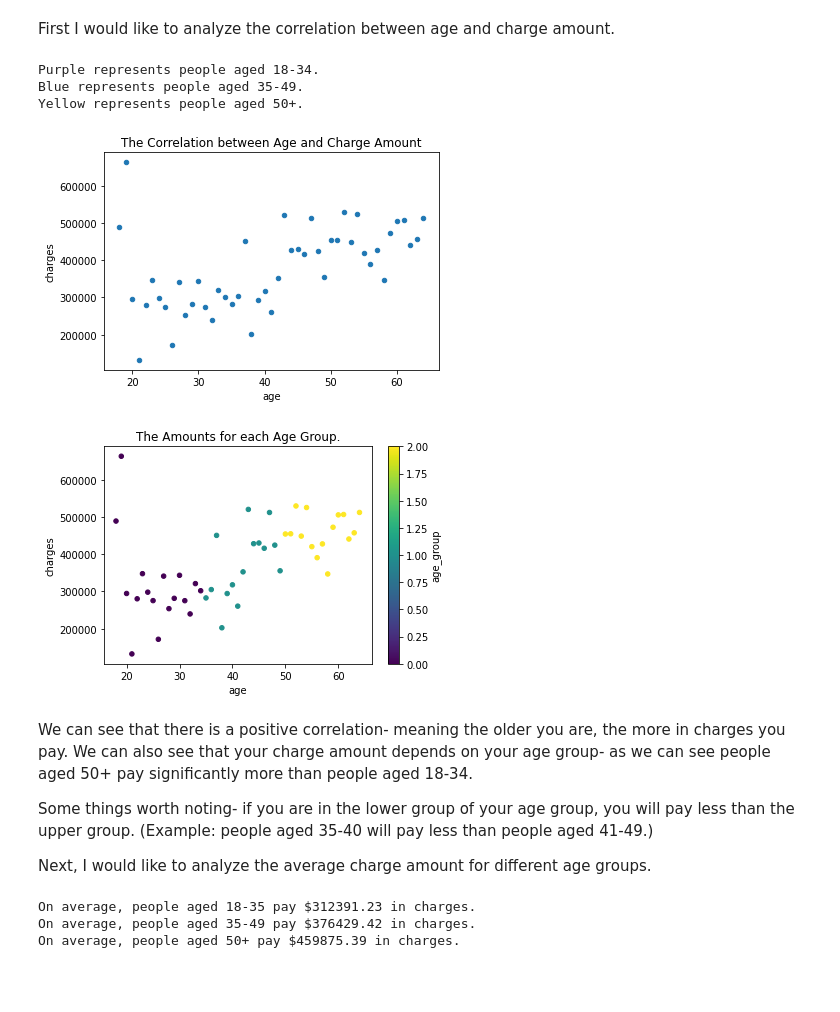
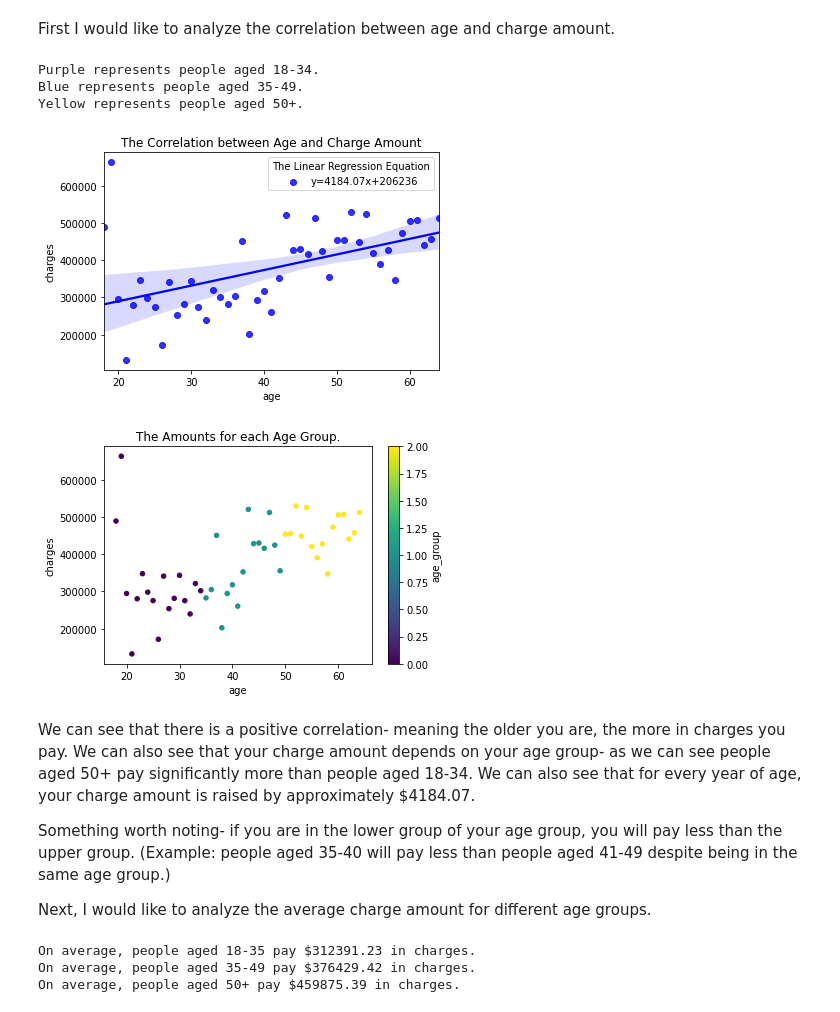
Before and after one commit to marqidox/US-Medical-Insurance-Costs, a Jupyter notebook: us-medical-insurance-costs-checkpoint.ipynb, the cells around one changed output. Drawn from its saved outputs; the diff is of its cells as text; code cells hidden in the pictures; blank space fills up the shorter version.

```diff
--- a/us-medical-insurance-costs-checkpoint.ipynb
+++ b/us-medical-insurance-costs-checkpoint.ipynb
@@ -52,6 +52,10 @@ charges=insurance_dataframe['charges']
 # %% [markdown]
 First I would like to analyze the correlation between age and charge amount.
 # %%
+import seaborn as sns
+import numpy as np
+from scipy import stats
+import matplotlib.pyplot as plt
 def calculate_correlation():
     ages_charges=insurance_dataframe.groupby('age').charges.sum().reset_index()
     def determine_age_group(x):
@@ -59,43 +63,50 @@ def calculate_correlation():
             return 0
         if 50>x['age']>=35:
             return 1
         if x['age']>=50:
             return 2
 
     ages_charges['age_group']=ages_charges.apply(lambda x:
         determine_age_group(x),
         axis=1
     )
-    scat=ages_charges.plot.scatter(
-        x='age',
-        y='charges',
-        title='The Correlation between Age and Charge Amount'
+
+    slope, intercept, r_value, p_value, std_err = stats.linregress(ages_charges['age'],ages_charges['charges'])
+
+    scat=sns.regplot(
+        x=ages_charges['age'],
+        y=ages_charges['charges'],
+        color='blue',
+        label=f'y={round(slope,2)}x+{round(intercept)}'
     )
+    scat.legend().set_title('The Linear Regression Equation')
+
+    scat.set_title('The Correlation between Age and Charge Amount')
 
     scat2=ages_charges.plot.scatter(
         x='age',
         y='charges',
         c='age_group',
         colormap='viridis',
         title='The Amounts for each Age Group.',
         sharex=False
     )
     print(
         'Purple represents people aged 18-34.\nBlue represents people aged 35-49.\nYellow represents people aged 50+.'
     )
 
 
 calculate_correlation()
 # %% [output]
 Purple represents people aged 18-34.
 Blue represents people aged 35-49.
 Yellow represents people aged 50+.
-[figure, old version]
+[figure, new version]
 [figure]
 # %% [markdown]
-We can see that there is a positive correlation- meaning the older you are, the more in charges you pay. We can also see that your charge amount depends on your age group- as we can see people aged 50+ pay significantly more than people aged 18-34.
+We can see that there is a positive correlation- meaning the older you are, the more in charges you pay. We can also see that your charge amount depends on your age group- as we can see people aged 50+ pay significantly more than people aged 18-34. We can also see that for every year of age, your charge amount is raised by approximately $4184.07.
 
-Some things worth noting- if you are in the lower group of your age group, you will pay less than the upper group. (Example: people aged 35-40 will pay less than people aged 41-49.)
+Something worth noting- if you are in the lower group of your age group, you will pay less than the upper group. (Example: people aged 35-40 will pay less than people aged 41-49 despite being in the same age group.)
 
 
 Next, I would like to analyze the average charge amount for different age groups.
```
